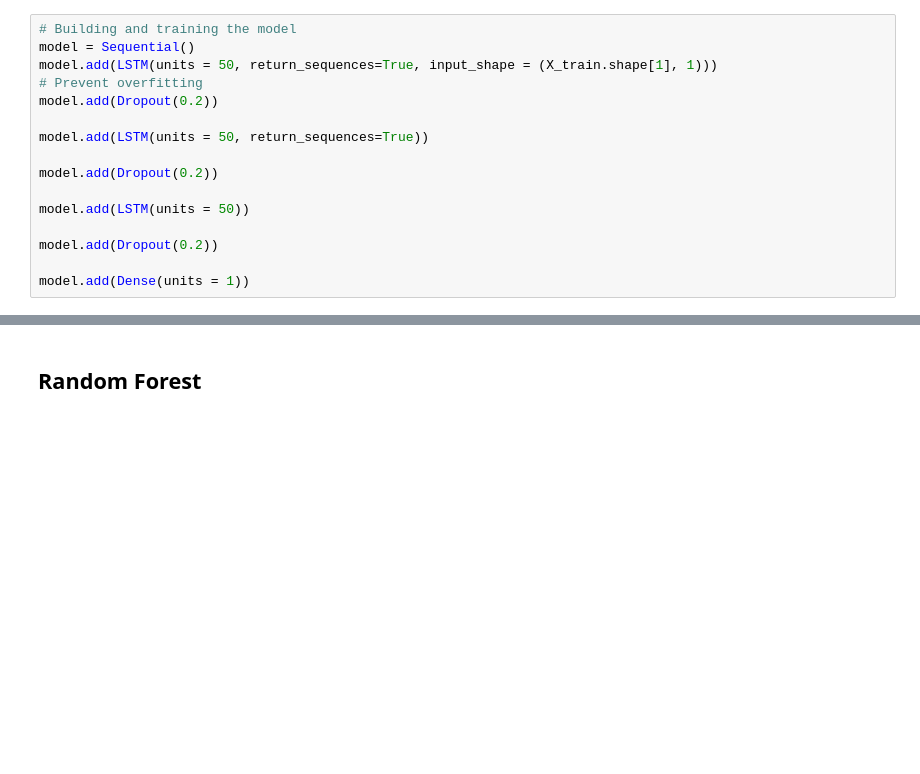
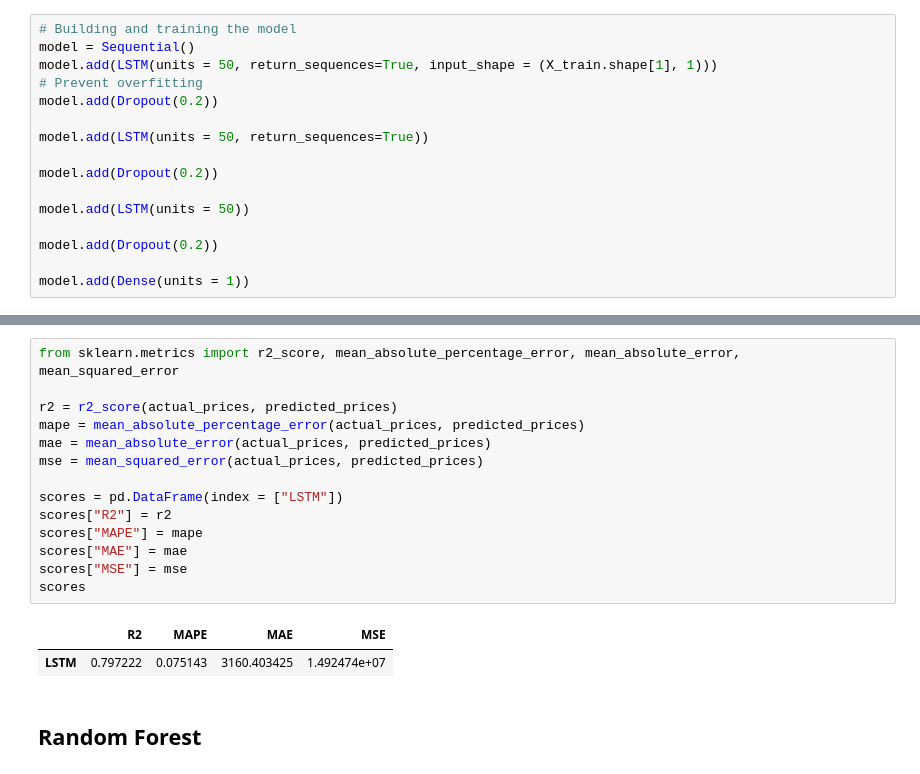
Before and after one commit to alderaemanuele/Business-Cases, a Jupyter notebook: BC4/EA,Crypto_Forecasting.ipynb, the cells around one changed output, grey strips where cells are left out. Saved outputs shown, nothing was run; the diff lists cells and outputs as text; blank space fills up the shorter version.

Commit message:
LSTM fixed

```diff
--- a/BC4/EA,Crypto_Forecasting.ipynb
+++ b/BC4/EA,Crypto_Forecasting.ipynb
@@ -525,3 +527,20 @@ plt.show()
+# %%
+from sklearn.metrics import r2_score, mean_absolute_percentage_error, mean_absolute_error, mean_squared_error
+
+r2 = r2_score(actual_prices, predicted_prices)
+mape = mean_absolute_percentage_error(actual_prices, predicted_prices)
+mae = mean_absolute_error(actual_prices, predicted_prices)
+mse = mean_squared_error(actual_prices, predicted_prices)
+
+scores = pd.DataFrame(index = ["LSTM"])
+scores["R2"] = r2
+scores["MAPE"] = mape
+scores["MAE"] = mae
+scores["MSE"] = mse
+scores
+# %% [output]
+|  | R2 | MAPE | MAE | MSE |
+| LSTM | 0.797222 | 0.075143 | 3160.403425 | 1.492474e+07 |
 # %% [markdown]
 ## Random Forest
 # %%
```
Also changed, not shown: parts of 12 cells of this notebook.
